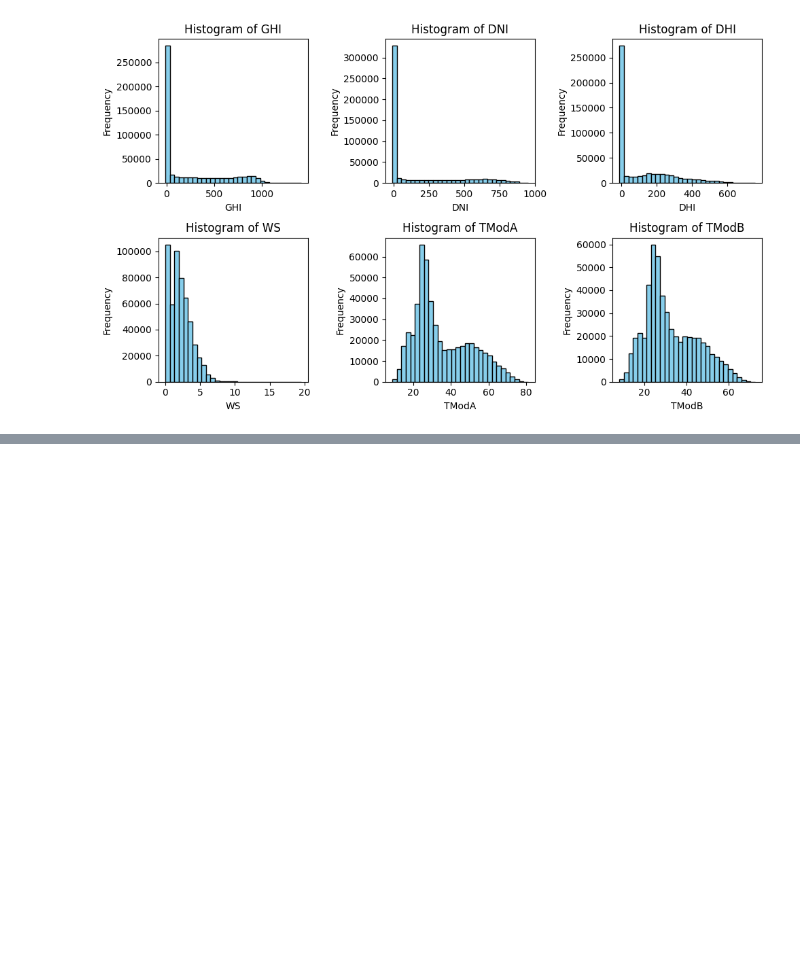
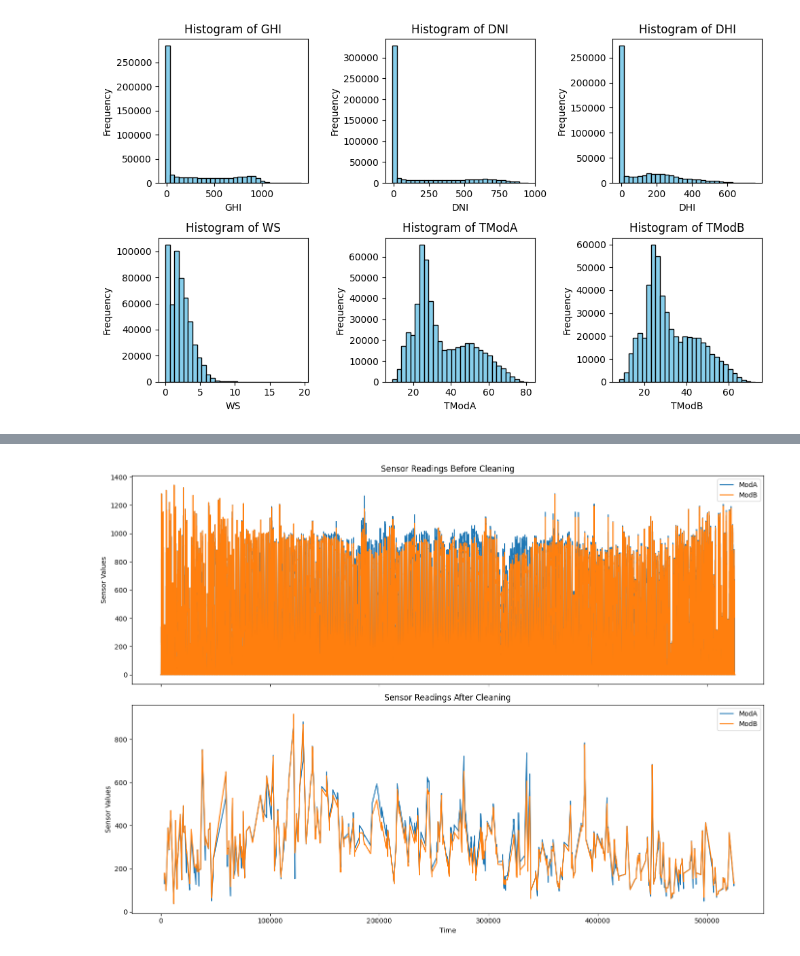
Before and after one commit to getahunTiruneh/SolarStrategy-Insight, a Jupyter notebook: notebooks/Data_visualization.ipynb, the cells around one changed output, grey strips where cells are left out. Cells and saved outputs as stored; diff of their text form; code cells hidden in the pictures; blank space fills up the shorter version.

```diff
--- a/notebooks/Data_visualization.ipynb
+++ b/notebooks/Data_visualization.ipynb
@@ -41,0 +48,5 @@ dv.histogram(columns_to_plot)
+# %%
+# Plot impact of cleaning on sensor readings
+dv.plot_cleaning_impact(['ModA', 'ModB'])
+# %% [output]
+[figure, added]
```
Also changed, not shown: parts of 1 cell of this notebook, 1 other file.
